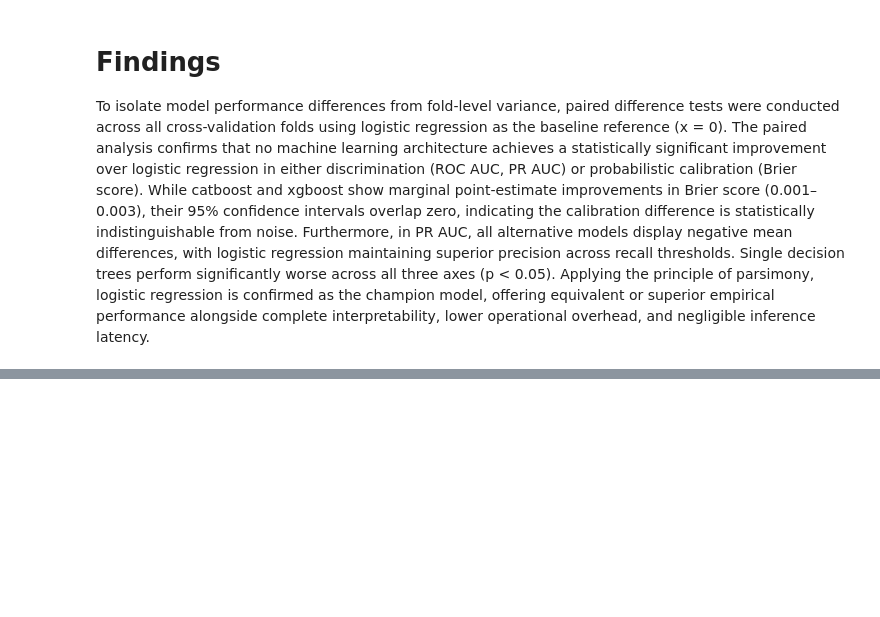
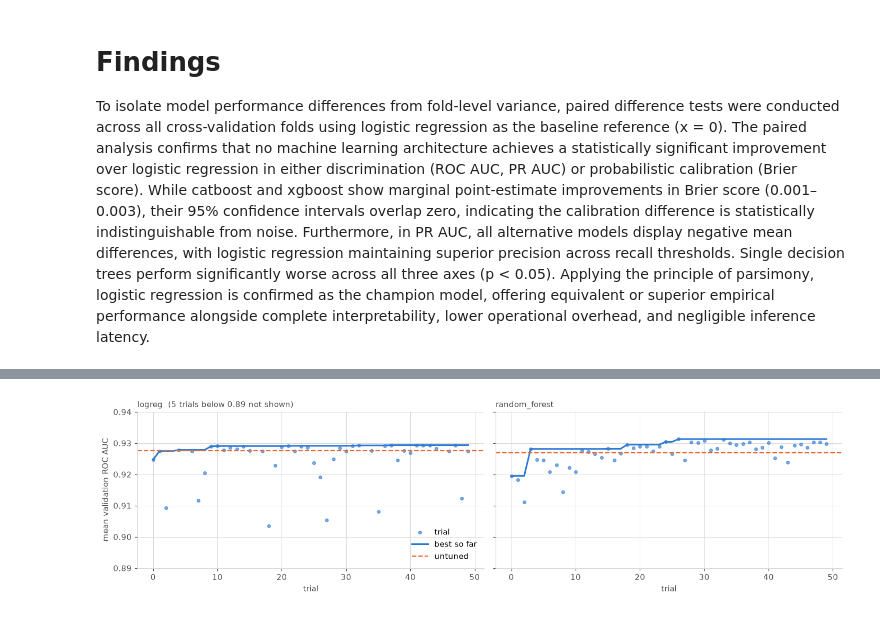
Before and after one commit to kostastranop/Heart-Failure, a Jupyter notebook: notebooks/02_modeling.ipynb, the cells around one changed output, grey strips where cells are left out. Saved outputs shown, nothing was run; the diff lists cells and outputs as text; code cells hidden in the pictures; blank space fills up the shorter version.

Commit message:
Hyperparameter Tuning

```diff
--- a/notebooks/02_modeling.ipynb
+++ b/notebooks/02_modeling.ipynb
@@ -298,0 +376,15 @@ To isolate model performance differences from fold-level variance, paired differ
+# %%
+def suggest_rf(trial):
+    return RandomForestClassifier(
+        n_estimators=trial.suggest_int("n_estimators", 100, 500, step=50),
+        max_depth=trial.suggest_int("max_depth", 3, 15),
+        min_samples_leaf=trial.suggest_int("min_samples_leaf", 1, 20),
+        max_features=trial.suggest_float("max_features", 0.2, 1.0),
+        random_state=cfg.SEED, n_jobs=1,
+    )
+
+start = time.time()
+study_rf = tune(suggest_rf, prep=TREE_PREP)
+print(f"{time.time() - start:.0f}s, best ROC AUC {study_rf.best_value:.4f}")
+print(study_rf.best_params)
+top_trials(study_rf)
@@ -298,0 +404,22 @@ To isolate model performance differences from fold-level variance, paired differ
+# %%
+Y_LOW = 0.89
+fig, axes = plt.subplots(1, 2, figsize=(13, 3.6), sharey=True)
+for ax, (name, study) in zip(axes, [("logreg", study_logreg), ("random_forest", study_rf)]):
+    values = np.array([t.value for t in study.trials])
+    ax.scatter(range(len(values)), values, color=BLUE, s=14, alpha=0.6, label="trial")
+    ax.plot(np.maximum.accumulate(values), color=BLUE, linewidth=2, label="best so far")
+    ax.axhline(fold_scores[name]["test_roc_auc"].mean(), color=ORANGE, linestyle="--",
+               linewidth=1.5, label="untuned")
+    # Zoom in on the useful range; collapsed trials (AUC ~0.5) would squash the axis
+    ax.set_ylim(Y_LOW, 0.94)
+    hidden = (values < Y_LOW).sum()
+    ax.set_title(name + (f"  ({hidden} trials below {Y_LOW} not shown)" if hidden else ""),
+                 loc="left", fontsize=10, color=INK)
+    ax.set_xlabel("trial")
+axes[0].set_ylabel("mean validation ROC AUC")
+axes[0].legend(frameon=False, loc="lower right")
+fig.tight_layout()
+save_fig("13_tuning_history")
+plt.show()
+# %% [output]
+[figure, added]
```
Also changed, not shown: parts of 15 cells of this notebook, 5 other files.
